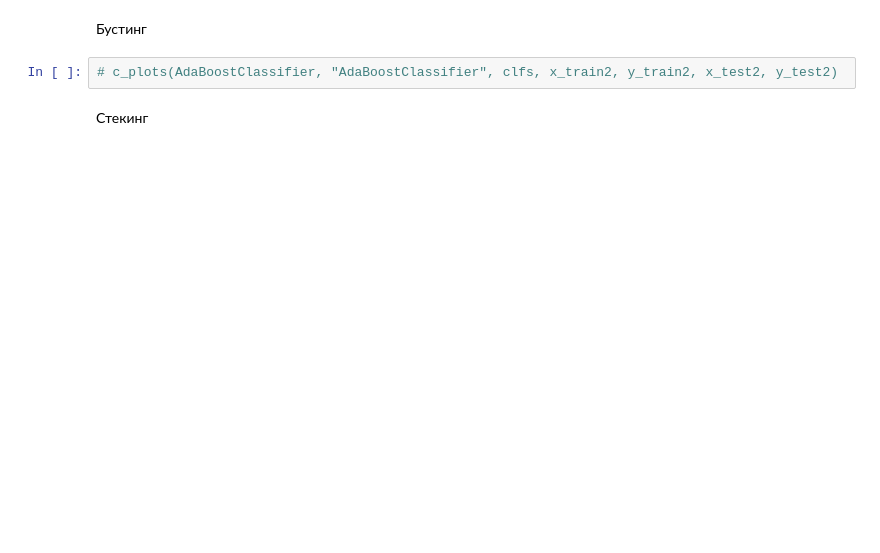
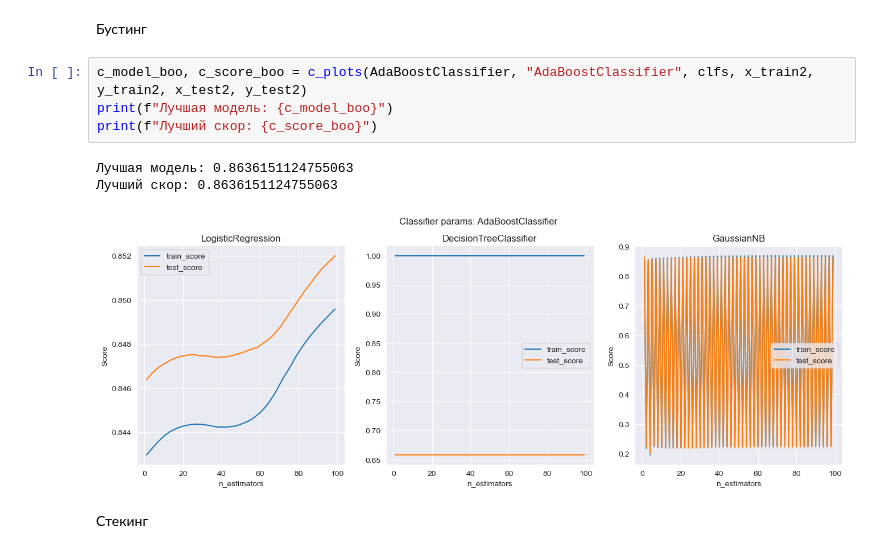
Before and after one commit to AdepteXiao/MAD_5, a Jupyter notebook: mad5.ipynb, the cells around one changed output. Saved outputs shown, nothing was run; the diff lists cells and outputs as text; blank space fills up the shorter version.

```diff
--- a/mad5.ipynb
+++ b/mad5.ipynb
@@ -147,6 +141,12 @@ x_train2, x_test2, y_train2, y_test2 = train_test_split(x2, y2, test_size=0.3,
 # %% [markdown]
 Бустинг
 # %%
-# c_plots(AdaBoostClassifier, "AdaBoostClassifier", clfs, x_train2, y_train2, x_test2, y_test2)
+c_model_boo, c_score_boo = c_plots(AdaBoostClassifier, "AdaBoostClassifier", clfs, x_train2, y_train2, x_test2, y_test2)
+print(f"Лучшая модель: {c_model_boo}")
+print(f"Лучший скор: {c_score_boo}")
+# %% [output]
+Лучшая модель: 0.8636151124755063
+Лучший скор: 0.8636151124755063
+[figure, added]
 # %% [markdown]
 Стекинг
```
Also changed, not shown: parts of 11 cells of this notebook.
